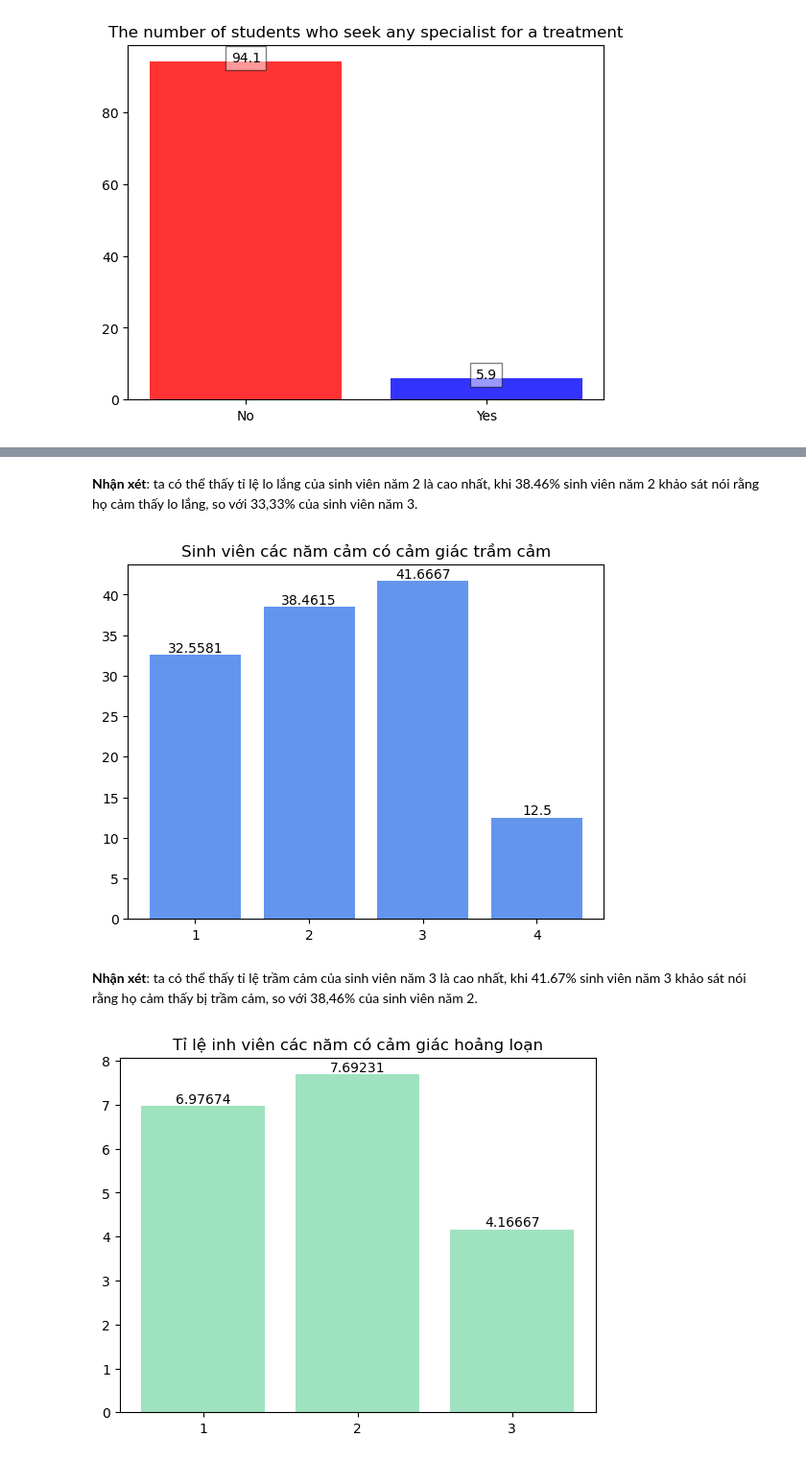
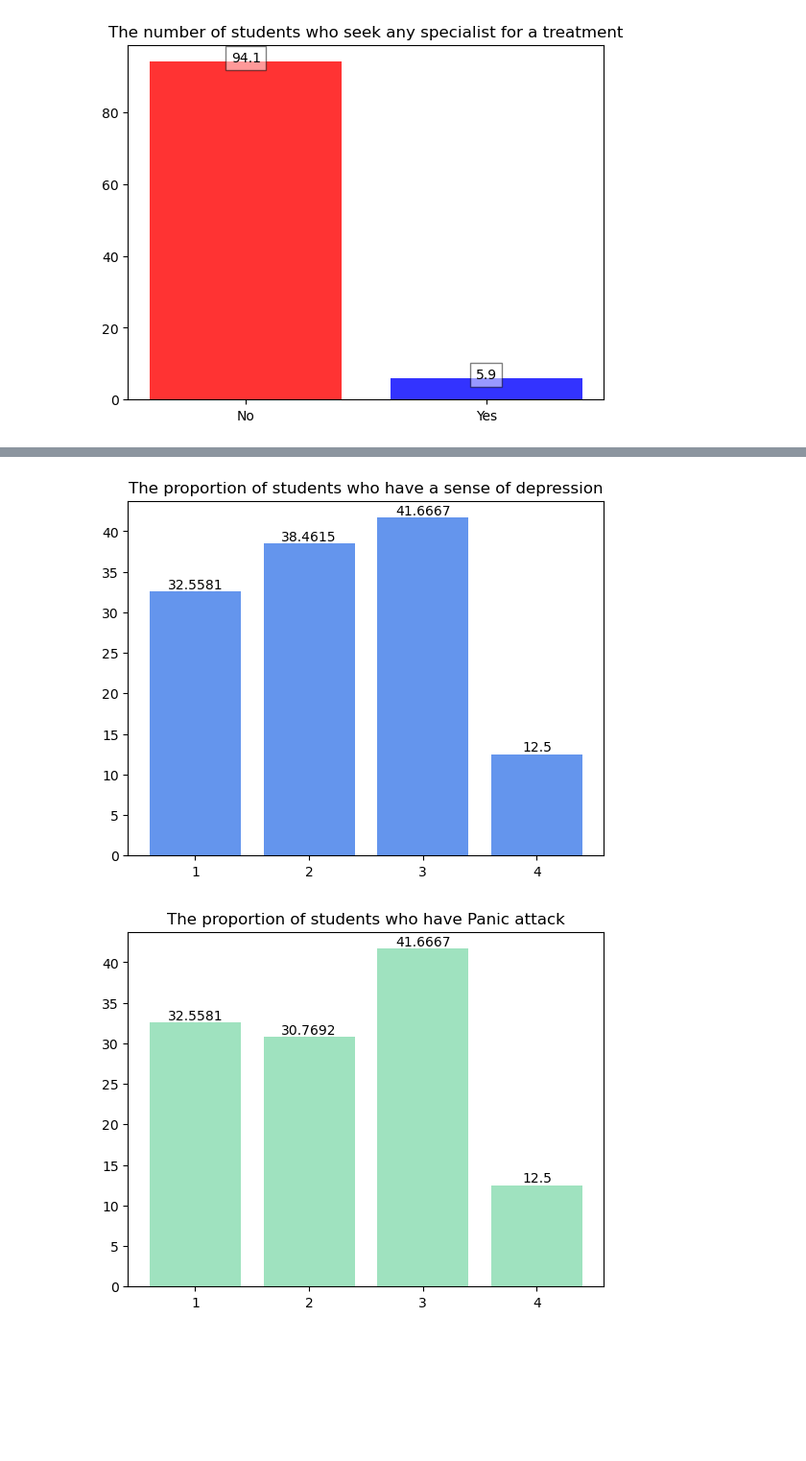
Before and after one commit to daongochoa2002/Final-project-P4DS---Group-9, a Jupyter notebook: Student-Mental-Heath-Analysis-1.ipynb, the cells around one changed output, grey strips where cells are left out. Shown at 96% size. Saved outputs shown, nothing was run; the diff lists cells and outputs as text; code cells hidden in the pictures; blank space fills up the shorter version.

```diff
--- a/Student-Mental-Heath-Analysis-1.ipynb
+++ b/Student-Mental-Heath-Analysis-1.ipynb
@@ -300,8 +292,8 @@ array(['year 1', 'year 2', 'Year 1', 'year 3', 'year 4', 'Year 2',
 # %% [markdown]
 As we can see, `year 1` and `Year 1` are not different, for instance, so I would preprocess it.
 # %%
-data['Your current year of Study'] = [i[len(i) - 1] for i in data['Your current year of Study']]
-num_years = data['Your current year of Study'].value_counts()
+data['Year'] = [i[len(i) - 1] for i in data['Year']]
+num_years = data['Year'].value_counts()
 num_years = num_years.sort_index()
 # %%
 #visualize
@@ -323,8 +315,8 @@ array(['3.00 - 3.49', '3.50 - 4.00', '3.50 - 4.00 ', '2.50 - 2.99',
 # %% [markdown]
 As we can see, `3.50 - 4.00` and `3.50 - 4.00` are similar, so we would fix it.
 # %%
-data['What is your CGPA?'] = data['What is your CGPA?'].str.strip()
-num_CGPA = data['What is your CGPA?'].value_counts()
+data['CGPA'] = data['CGPA'].str.strip()
+num_CGPA = data['CGPA'].value_counts()
 num_CGPA = num_CGPA.sort_index()
 num_CGPA
 # %% [output]
@@ -429,4 +418,0 @@ plt.show()
-# %%
-for cols in data.columns[6:]:
-    data[cols] = LabelEncoder().fit_transform(data[cols])
-data.head()
@@ -564,0 +451,3 @@ plt.show()
+# %%
+df= data.replace('No',np.nan).groupby(['Year']).count()
+df
@@ -580,33 +471,19 @@ plt.show()
-# %% [markdown]
-**Nhận xét**: ta có thể thấy tỉ lệ lo lắng của sinh viên năm 2 là cao nhất, khi 38.46% sinh viên năm 2 khảo sát nói rằng họ cảm thấy lo lắng, so với 33,33% của sinh viên năm 3.
 # %%
 # YOUR CODE HERE
-anxiety_levels_by_years= pd.DataFrame(data.groupby(['Your current year of Study']
-                                              )['Do you have Depression?'].value_counts(normalize = True)*100)
-have_anxiety=anxiety_levels_by_years.reset_index(level=0).loc[1]
-have_anxiety.reset_index(drop=True, inplace=True)
-have_anxiety = have_anxiety.sort_values(by='Your current year of Study',ascending = True)
 fig, ax = plt.subplots()
-bars= ax.bar(have_anxiety['Your current year of Study'], have_anxiety['Do you have Depression?'],color='#6495ED')
+bars= ax.bar(df.index, df['Depression']/df['Timestamp']*100,color='#6495ED')
 ax.bar_label(bars)
-ax.set_title('Tỉ lệ sinh viên các năm cảm có cảm giác trầm cảm')
+ax.set_title('The proportion of students who have a sense of depression')
 
 plt.show()
 # %% [output]
-[figure, old version]
+[figure, new version]
-# %% [markdown]
-**Nhận xét**: ta có thể thấy tỉ lệ trầm cảm của sinh viên năm 3 là cao nhất, khi 41.67% sinh viên năm 3 khảo sát nói rằng họ cảm thấy bị trầm cảm, so với 38,46% của sinh viên năm 2.
 # %%
-panic_levels_by_courses= pd.DataFrame(data.groupby(['Your current year of Study']
-                                              )['Did you seek any specialist for a treatment?'].value_counts(normalize = True)*100)
-have_panic=panic_levels_by_courses.reset_index(level=0).loc[1]
-have_panic.reset_index(drop=True, inplace=True)
-have_panic = have_panic.sort_values(by='Your current year of Study',ascending = True)
 fig, ax = plt.subplots()
-bars= ax.bar(have_panic['Your current year of Study'], have_panic['Did you seek any specialist for a treatment?'],color='#9FE2BF')
+bars= ax.bar(df.index, df['Panic_Attack']/df['Timestamp']*100,color='#9FE2BF')
 ax.bar_label(bars)
-ax.set_title('Tỉ lệ inh viên các năm có cảm giác hoảng loạn')
+ax.set_title('The proportion of students who have Panic attack')
 
 plt.show()
 # %% [output]
-[figure, old version]
+[figure, new version]
```
Also changed, not shown: parts of 87 cells of this notebook, 1 other file.
